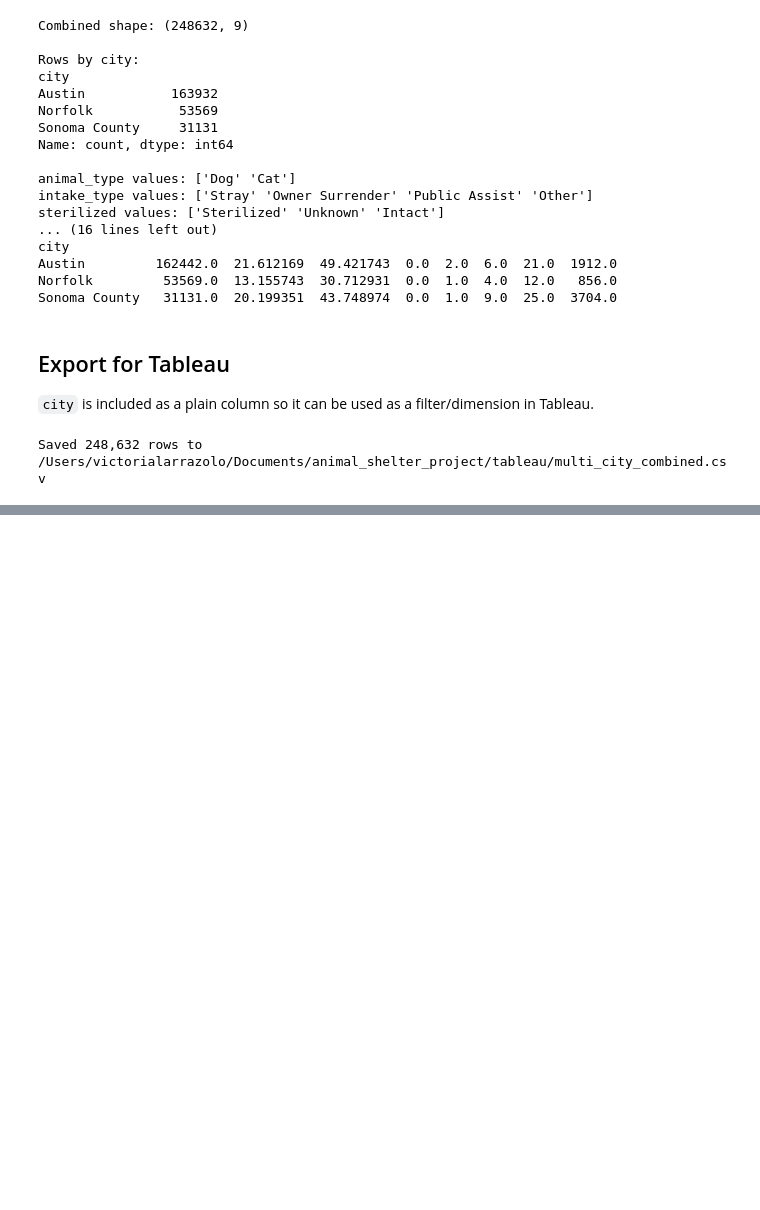
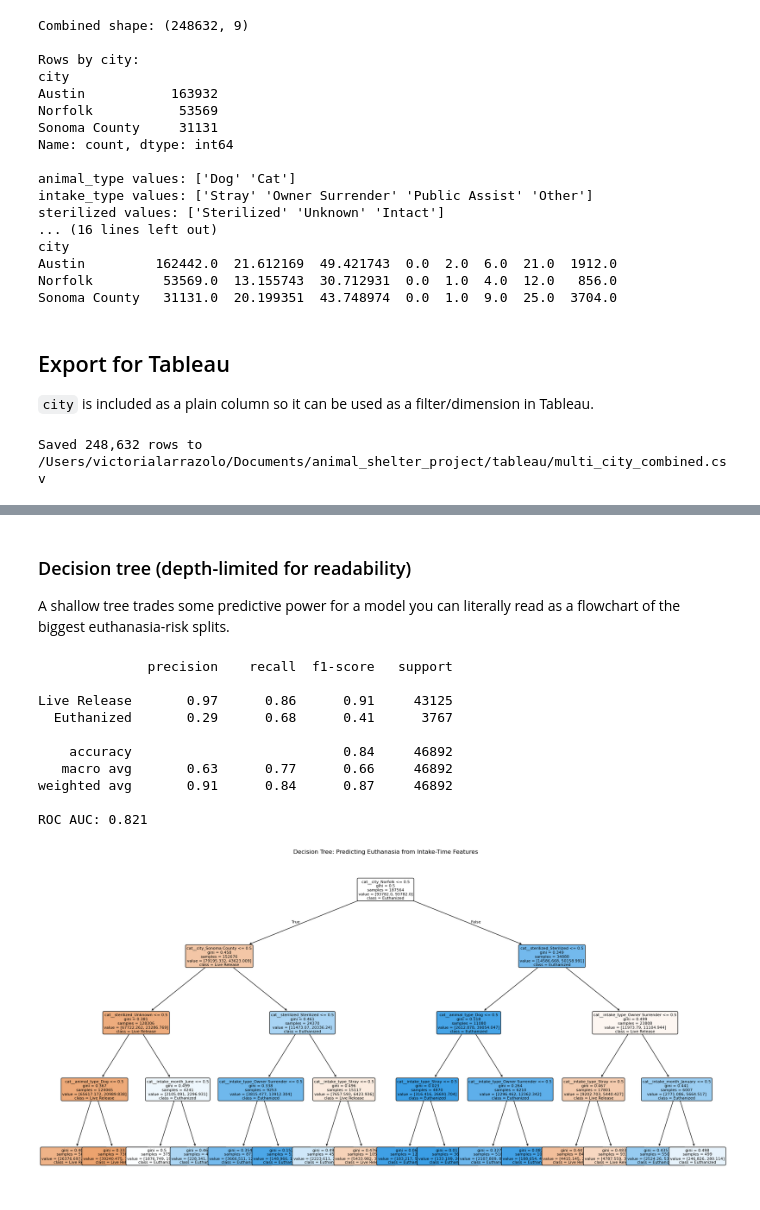
Before and after one commit to victorialarrazolo/animal-shelter-project, a Jupyter notebook: notebooks/02_multi_city_analysis.ipynb, the cells around one changed output, grey strips where cells are left out. Saved outputs shown, nothing was run; the diff lists cells and outputs as text; code cells hidden in the pictures; blank space fills up the shorter version.

```diff
--- a/notebooks/02_multi_city_analysis.ipynb
+++ b/notebooks/02_multi_city_analysis.ipynb
@@ -261,0 +306,12 @@ Saved 248,632 rows to /Users/victorialarrazolo/Documents/animal_shelter_project/
+# %%
+logreg = Pipeline([
+    ('prep', preprocessor),
+    ('clf', LogisticRegression(max_iter=1000, class_weight='balanced'))
+])
+
+logreg.fit(X_train, y_train)
+y_pred = logreg.predict(X_test)
+y_proba = logreg.predict_proba(X_test)[:, 1]
+
+print(classification_report(y_test, y_pred, target_names=['Live Release', 'Euthanized']))
+print(f"ROC AUC: {roc_auc_score(y_test, y_proba):.3f}")
@@ -261,0 +364,44 @@ Saved 248,632 rows to /Users/victorialarrazolo/Documents/animal_shelter_project/
+# %% [markdown]
+### Decision tree (depth-limited for readability)
+
+A shallow tree trades some predictive power for a model you can literally read as a flowchart of the biggest euthanasia-risk splits.
+# %%
+from sklearn.tree import DecisionTreeClassifier, plot_tree
+import matplotlib.pyplot as plt
+
+tree_clf = Pipeline([
+    ('prep', preprocessor),
+    ('clf', DecisionTreeClassifier(max_depth=4, class_weight='balanced', random_state=42))
+])
+tree_clf.fit(X_train, y_train)
+y_pred_tree = tree_clf.predict(X_test)
+y_proba_tree = tree_clf.predict_proba(X_test)[:, 1]
+
+print(classification_report(y_test, y_pred_tree, target_names=['Live Release', 'Euthanized']))
+print(f"ROC AUC: {roc_auc_score(y_test, y_proba_tree):.3f}")
+
+plt.figure(figsize=(20, 10))
+plot_tree(
+    tree_clf.named_steps['clf'],
+    feature_names=tree_clf.named_steps['prep'].get_feature_names_out(),
+    class_names=['Live Release', 'Euthanized'],
+    filled=True,
+    rounded=True,
+    fontsize=8,
+)
+plt.title('Decision Tree: Predicting Euthanasia from Intake-Time Features')
+plt.tight_layout()
+plt.savefig(os.path.join(TABLEAU_DIR, '..', 'notebooks', 'euthanasia_prediction_tree.png'), dpi=150, bbox_inches='tight')
+plt.show()
+# %% [output]
+              precision    recall  f1-score   support
+
+Live Release       0.97      0.86      0.91     43125
+  Euthanized       0.29      0.68      0.41      3767
+
+    accuracy                           0.84     46892
+   macro avg       0.63      0.77      0.66     46892
+weighted avg       0.91      0.84      0.87     46892
+
+ROC AUC: 0.821
+[figure, added]
```
Also changed, not shown: parts of 6 cells of this notebook, 2 other files.
